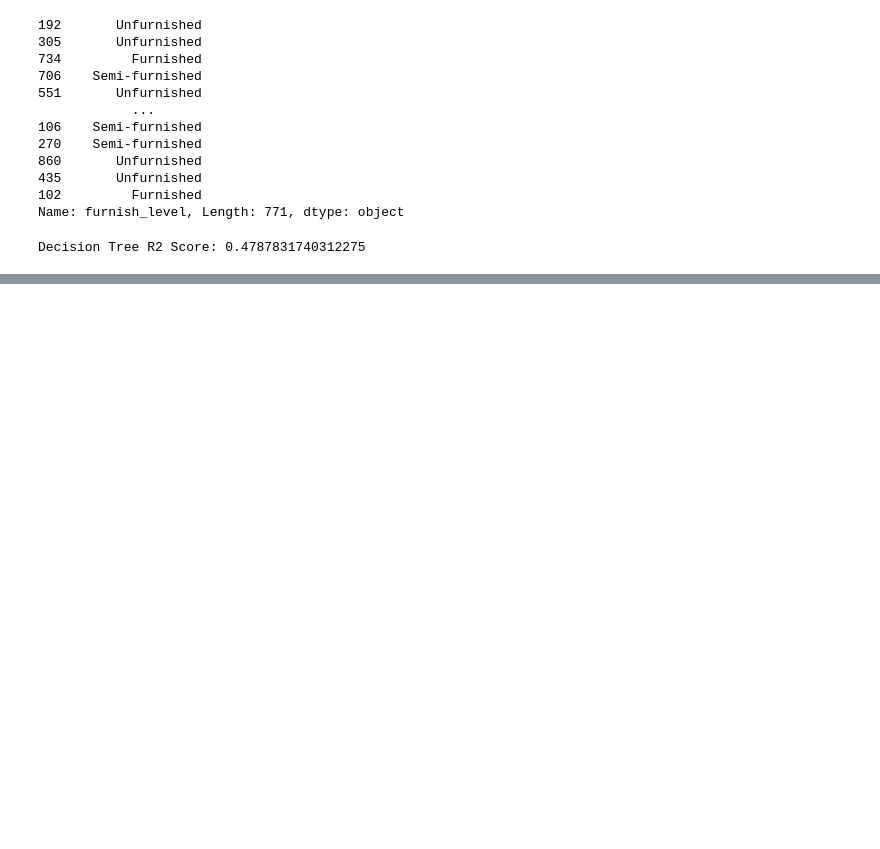
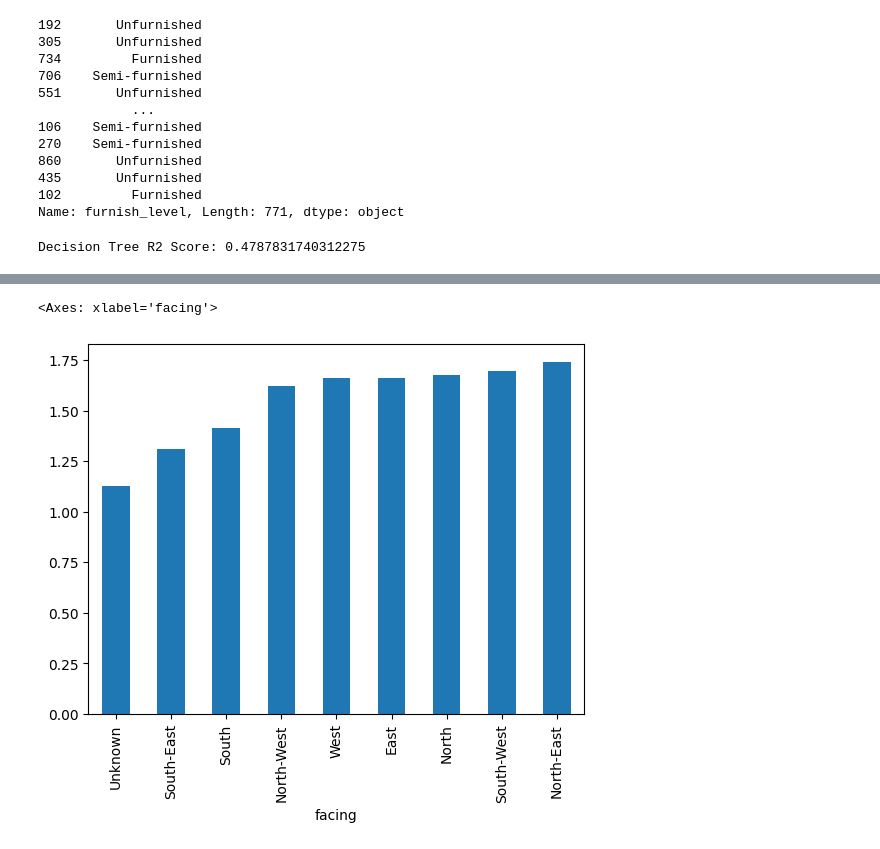
Before and after one commit to PremKarhale/Machine-learning, a Jupyter notebook: Projects/MegaProject1.ipynb, the cells around one changed output, grey strips where cells are left out. Drawn from its saved outputs; the diff is of its cells as text; code cells hidden in the pictures; blank space fills up the shorter version.

```diff
--- a/Projects/MegaProject1.ipynb
+++ b/Projects/MegaProject1.ipynb
@@ -2118,0 +2207,5 @@ ModuleNotFoundError: No module named 'xgboost'
+# %%
+df.groupby('facing')['price'].mean().sort_values().plot(kind='bar')
+# %% [output]
+<Axes: xlabel='facing'>
+[figure, added]
```
Also changed, not shown: parts of 11 cells of this notebook.
